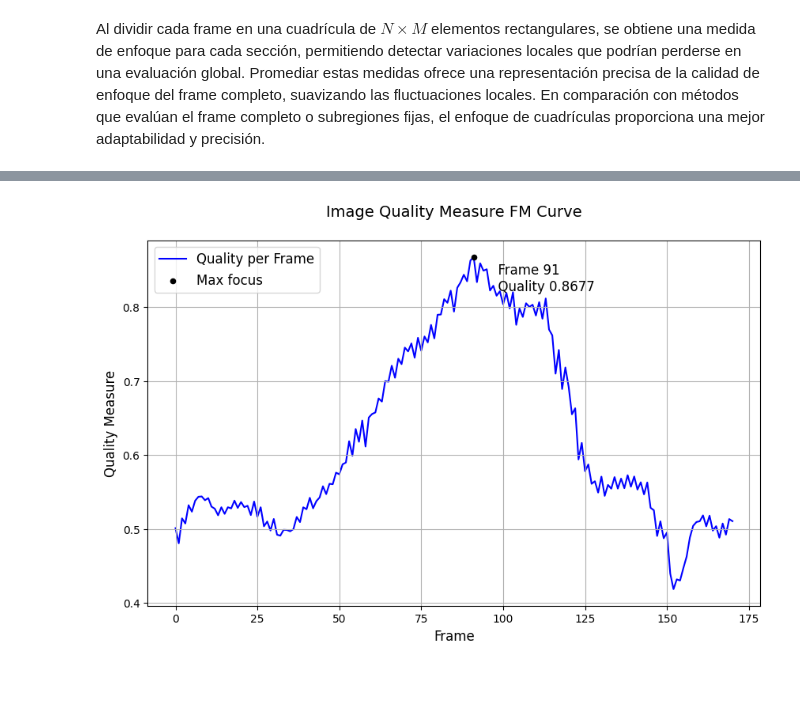
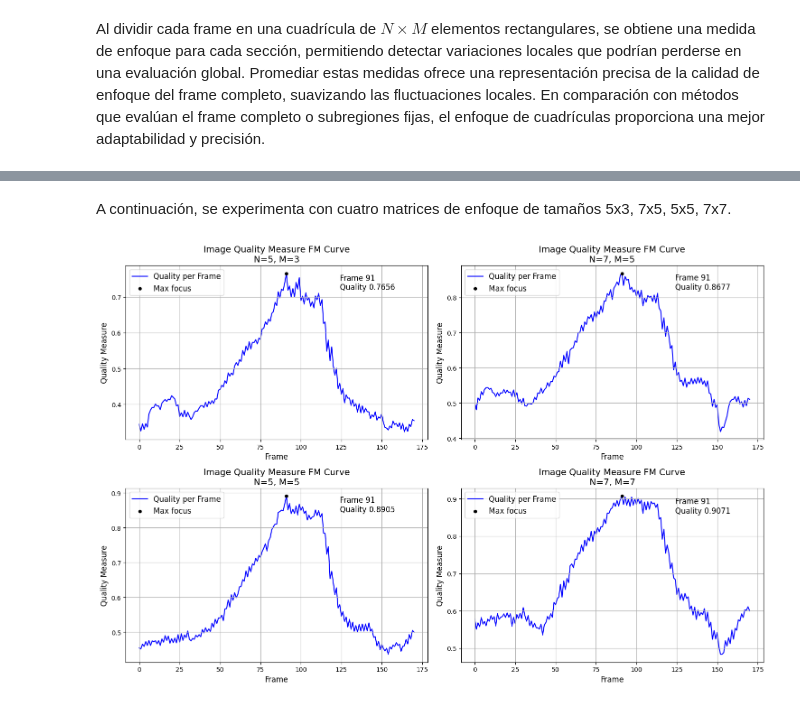
Before and after one commit to ChristianConchari/tp2_vpc1, a Jupyter notebook: solution_notebook.ipynb, the cells around one changed output, grey strips where cells are left out. Drawn from its saved outputs; the diff is of its cells as text; code cells hidden in the pictures; blank space fills up the shorter version.

```diff
--- a/solution_notebook.ipynb
+++ b/solution_notebook.ipynb
@@ -129,7 +148,7 @@ plt.show()
+# %%
+quality_measurements_grid = calculate_video_quality_grid(video_path, N=3, M=3, roi_percentage=0.2)
 # %% [markdown]
 Al dividir cada frame en una cuadrícula de $𝑁 \times M$ elementos rectangulares, se obtiene una medida de enfoque para cada sección, permitiendo detectar variaciones locales que podrían perderse en una evaluación global. Promediar estas medidas ofrece una representación precisa de la calidad de enfoque del frame completo, suavizando las fluctuaciones locales. En comparación con métodos que evalúan el frame completo o subregiones fijas, el enfoque de cuadrículas proporciona una mejor adaptabilidad y precisión.
-# %%
-quality_measurements_grid = calculate_video_quality_grid_with_roi(video_path, N=3, M=3, roi_percentage=0.25)
 # %%
 # Find the max focus value and its index
 max_focus_index = quality_measurements_grid.index(max(quality_measurements_grid))
@@ -163,2 +181,0 @@ plt.show()
-# %%
-quality_measurements_grid = calculate_video_quality_grid_with_roi(video_path, N=7, M=5, roi_percentage=0.2)
@@ -165,30 +184,46 @@ quality_measurements_grid = calculate_video_quality_grid_with_roi(video_path, N=
+# %% [markdown]
+A continuación, se experimenta con cuatro matrices de enfoque de tamaños 5x3, 7x5, 5x5, 7x7.
 # %%
-# Find the max focus value and its index
-max_focus_index = quality_measurements_grid.index(max(quality_measurements_grid))
-max_focus_value = round(max(quality_measurements_grid), 4)
+variations = [
+    {'N': 5, 'M': 3, 'roi_percentage': 0.2},
+    {'N': 7, 'M': 5, 'roi_percentage': 0.2},
+    {'N': 5, 'M': 5, 'roi_percentage': 0.2},
+    {'N': 7, 'M': 7, 'roi_percentage': 0.2}
+]
 
-# Create a figure
-plt.figure(figsize=(10, 6))
+# Create a figure with 2x2 subplots
+fig, axs = plt.subplots(2, 2, figsize=(15, 10))
 
-# Plot the quality measure curve
-plt.plot(quality_measurements_grid, label='Quality per Frame', color='blue', zorder=1)
+for i, var in enumerate(variations):
+    # Compute the quality measurements of the video with a grid
+    quality_measurements_grid = calculate_video_quality_grid(video_path, N=var['N'], M=var['M'], roi_percentage=var['roi_percentage'])
 
-# Highlight the max focus value
-plt.scatter(max_focus_index, max_focus_value, color='black', label='Max focus', zorder=5, edgecolors='black', s=20)
-plt.text(max_focus_index + 5, max_focus_value - 0.05, f'  Frame {max_focus_index}\n  Quality {max_focus_value}', verticalalignment='bottom', fontsize=12)
+    # Find the max focus value and its index
+    max_focus_index = quality_measurements_grid.index(max(quality_measurements_grid))
+    max_focus_value = round(max(quality_measurements_grid), 4)
 
-# Add labels, title, and legend with increased font size
-plt.xlabel('Frame', fontsize=12)
-plt.ylabel('Quality Measure', fontsize=12)
-plt.title('Image Quality Measure FM Curve\n', fontsize=14)
+    # Select the subplot
+    ax = axs[i//2, i%2]
 
-# Add grid lines
-plt.grid(True)
+    # Graph the quality measure curve
+    ax.plot(quality_measurements_grid, label='Quality per Frame', color='blue', zorder=1)
 
-# Add legend
-plt.legend(fontsize=12)
+    # Highlight the max focus value
+    ax.scatter(max_focus_index, max_focus_value, color='black', label='Max focus', zorder=5, edgecolors='black', s=20)
+    ax.text(max_focus_index + 30, max_focus_value - 0.05, f'  Frame {max_focus_index}\n  Quality {max_focus_value}', verticalalignment='bottom', fontsize=12)
 
-# Show the plot
-plt.show()
+    # Add labels, title, and legend
+    ax.set_xlabel('Frame', fontsize=12)
+    ax.set_ylabel('Quality Measure', fontsize=12)
+    ax.set_title(f'Image Quality Measure FM Curve\nN={var["N"]}, M={var["M"]}', fontsize=14)
+
+    # Add grid lines
+    ax.grid(True)
+
+    # Add legend
+    ax.legend(fontsize=12)
+
+# Adjust the layout
+plt.tight_layout()
 # %% [output]
-[figure, old version]
+[figure, new version]
```
Also changed, not shown: parts of 12 cells of this notebook.
